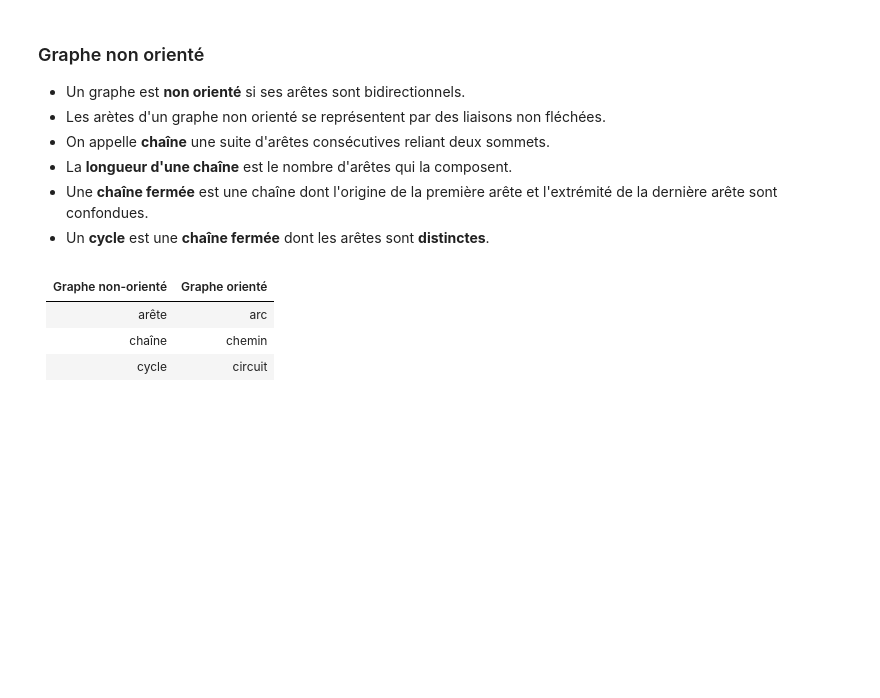
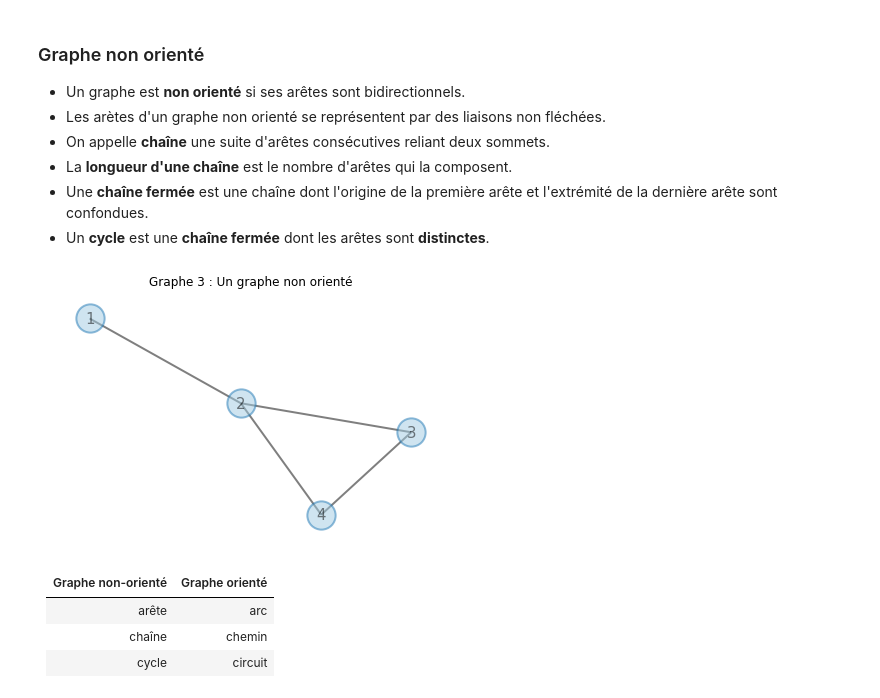
Before and after one commit to saintlouis29/coursNSI, a Jupyter notebook: Terminale/2_Structures_de_donnees/Graphe/Graphes.ipynb, the cells around one changed output. Cells and saved outputs as stored; diff of their text form; code cells hidden in the pictures; blank space fills up the shorter version.

```diff
--- a/Terminale/2_Structures_de_donnees/Graphe/Graphes.ipynb
+++ b/Terminale/2_Structures_de_donnees/Graphe/Graphes.ipynb
@@ -120,15 +124,20 @@ nx.draw_networkx(G, with_labels = True, ax=ax, **options)
 - Une **chaîne fermée** est une chaîne dont l'origine de la première arête et l'extrémité de la dernière arête sont confondues.
 - Un **cycle** est une **chaîne fermée** dont les arêtes sont **distinctes**.
 # %%
-G = nx.Graph()
-G.add_edges_from([(1,2), (2,3), (2,4), (3,4)])
+G3 = nx.Graph()
+G3.add_edges_from([(1,2), (2,3), (2,4), (3,4)])
+pos = nx.spring_layout(G3, seed=7)
 
-plt.figure(figsize=(5,5))
 ax = plt.gca()
-ax.margins(0.20)
-ax.set_title('Un graphe non orienté')
+ax.set_title('Graphe 3 : Un graphe non orienté')
+ax.margins(0.08)
 
-nx.draw(G, with_labels = True, ax=ax, **options)
+nx.draw(G3, pos, with_labels = True, ax=ax, **options)
+
+plt.tight_layout()
+plt.show()
+# %% [output]
+[figure, added]
 # %% [markdown]
 | Graphe non-orienté | Graphe orienté |
 |--------------------|----------------|
```
Also changed, not shown: parts of 19 cells of this notebook, 4 other files.
